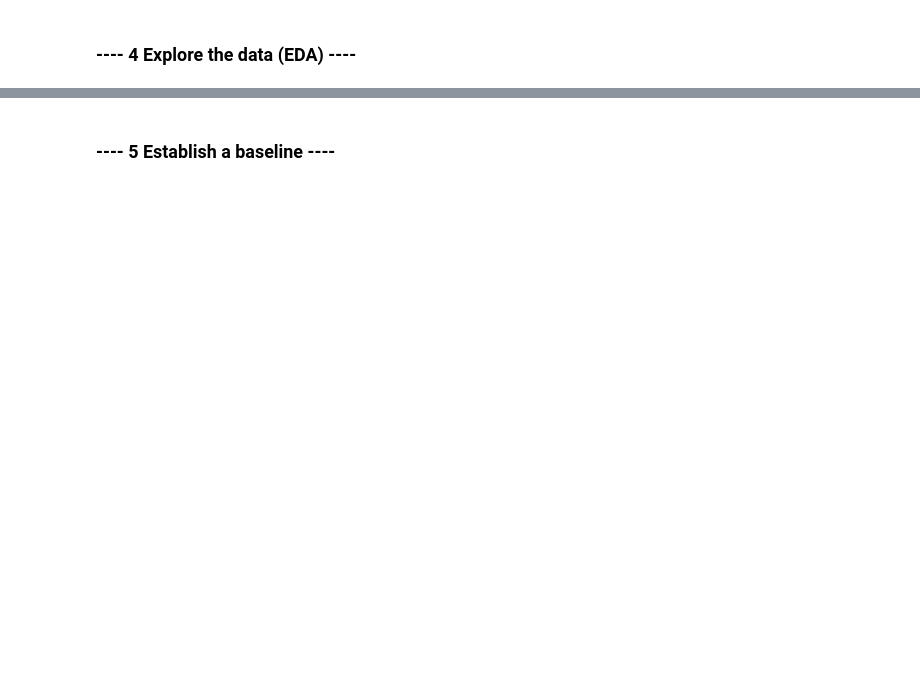
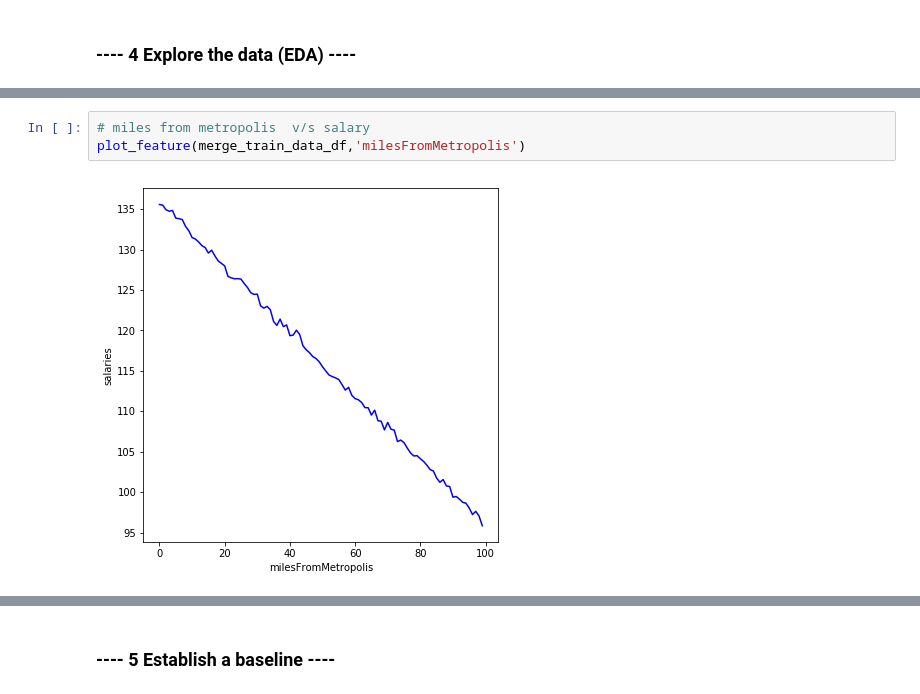
Before and after one commit to pmehta27/Design-a-Strategy-Based-on-Salary, a Jupyter notebook: Salary-Prediction-Notebook.ipynb, the cells around one changed output, grey strips where cells are left out. Drawn from its saved outputs; the diff is of its cells as text; blank space fills up the shorter version.

```diff
--- a/Salary-Prediction-Notebook.ipynb
+++ b/Salary-Prediction-Notebook.ipynb
@@ -34,0 +474,5 @@ __email__ = "your email here"
+# %%
+# miles from metropolis  v/s salary
+plot_feature(merge_train_data_df,'milesFromMetropolis')
+# %% [output]
+[figure, added]
```
Also changed, not shown: parts of 104 cells of this notebook.
